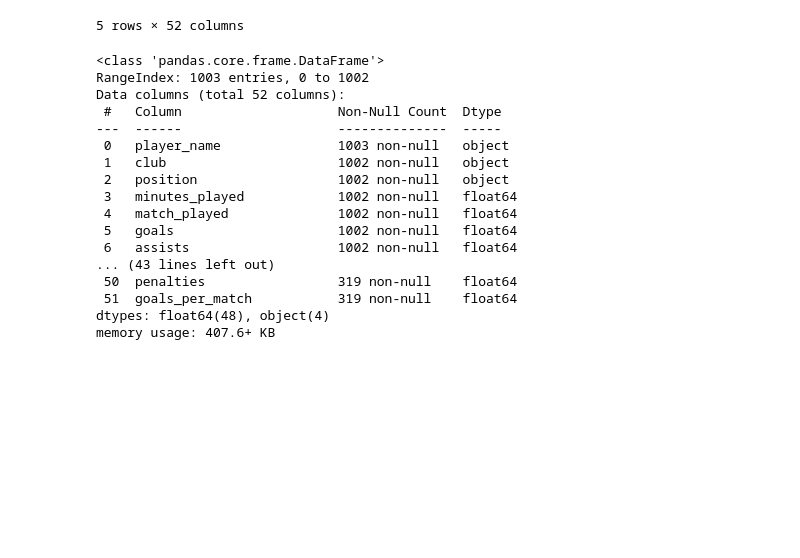
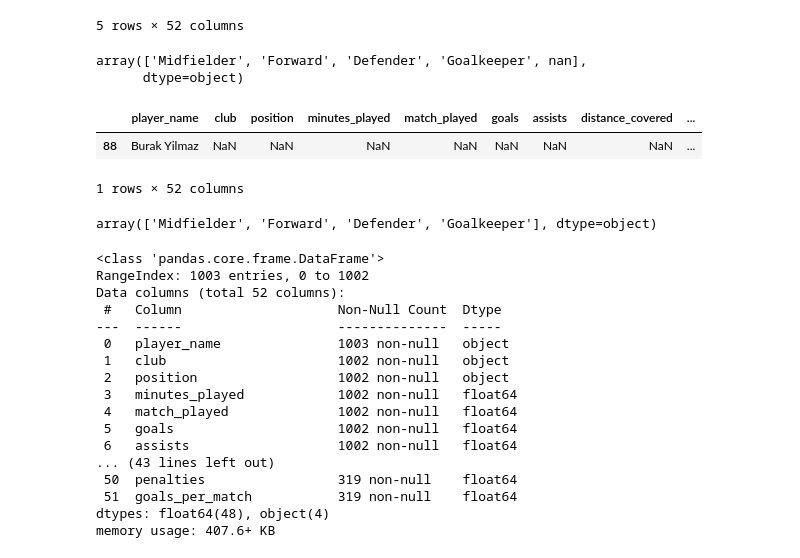
Before and after one commit to elouanzer/challenge1, a Jupyter notebook: champions league.ipynb, the cells around one changed output. Saved outputs shown, nothing was run; the diff lists cells and outputs as text; code cells hidden in the pictures; blank space fills up the shorter version.

Commit message:
yilmaz

```diff
--- a/champions league.ipynb
+++ b/champions league.ipynb
@@ -55,3 +55,14 @@ df.head()
 | 3 | Adams | Leipzig | Midfielder | 292.0 | 5.0 | 0.0 | 0.0 | 38.9 | ... |
 | 4 | Adamu | Salzburg | Forward | 231.0 | 8.0 | 1.0 | 0.0 | 32.6 | ... |
 5 rows × 52 columns
+# %%
+df['position'].unique()
+# %% [output]
+array(['Midfielder', 'Forward', 'Defender', 'Goalkeeper', nan],
+      dtype=object)
+# %%
+df[df["position"].isna()]
+# %% [output]
+|  | player_name | club | position | minutes_played | match_played | goals | assists | distance_covered | ... |
+| 88 | Burak Yilmaz | NaN | NaN | NaN | NaN | NaN | NaN | NaN | ... |
+1 rows × 52 columns
@@ -58,3 +71,7 @@ df.head()
+# %%
+df_sans_ligne['position'].unique()
+# %% [output]
+array(['Midfielder', 'Forward', 'Defender', 'Goalkeeper'], dtype=object)
 # %%
 df.info()
 # %% [output]
```
Also changed, not shown: parts of 1 cell of this notebook.
